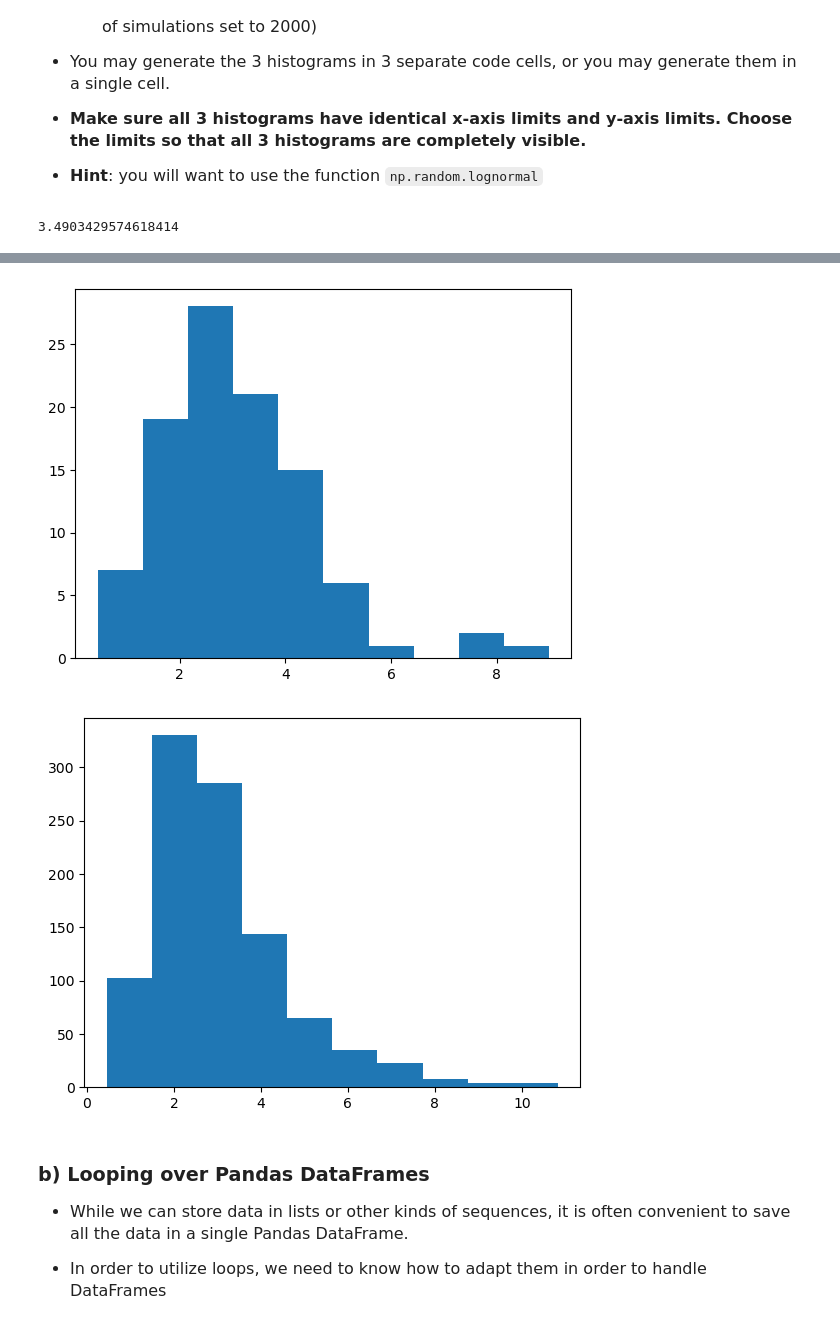
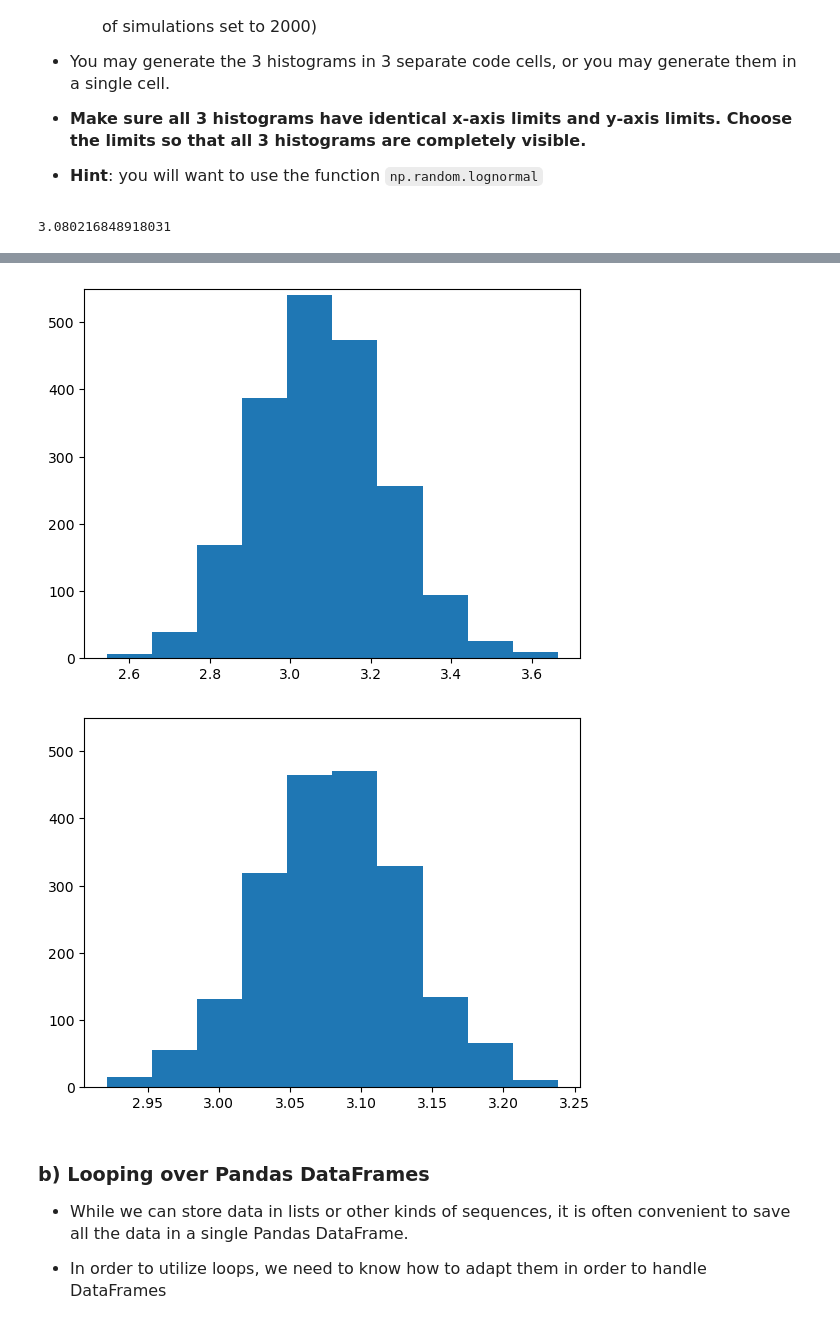
Before and after one commit to tuckersampson/datasci151spring2026, a Jupyter notebook: _assignments/assignment_5/Assignment5.ipynb, the cells around one changed output, grey strips where cells are left out. Drawn from its saved outputs; the diff is of its cells as text; code cells hidden in the pictures.

```diff
--- a/_assignments/assignment_5/Assignment5.ipynb
+++ b/_assignments/assignment_5/Assignment5.ipynb
@@ -50,7 +50,7 @@ import matplotlib.pyplot as plt
 # %%
 # complete the code
 
-print(np.exp(1 + (0.5 / 2)))
+print(np.exp(1 + ((0.5**2) / 2)))
 
 # you can do the problem in one code cell, or you can handle each sample size in a separate cell.
 
@@ -60,9 +60,13 @@ np.random.seed(1234) # set the seed for reproducibility
 num_simulations = 2000
 
 # perform simulations, create histogram
-sim1 = np.random.lognormal(mean = 1, sigma = 0.5, size = 10)
+sim1 = np.zeros(num_simulations)
+for iteration in range(num_simulations):
+    sim1[iteration] = np.mean(np.random.lognormal(mean = 1, sigma = 0.5, size = 10))
+
 
 plt.hist(sim1)
+plt.ylim(0, 550)
 plt.show()
 
 
@@ -72,8 +76,12 @@ np.random.seed(1234) # set the seed for reproducibility
 num_simulations = 2000
 
 # perform simulations, create histogram
-sim2 = np.random.lognormal(mean = 1, sigma = 0.5, size = 100)
+sim2 = np.zeros(num_simulations)
+for iteration in range(num_simulations):
+    sim2[iteration] = np.mean(np.random.lognormal(mean = 1, sigma = 0.5, size = 100))
+
 plt.hist(sim2)
+plt.ylim(0, 550)
 plt.show()
 
 
@@ -83,8 +91,12 @@ np.random.seed(1234) # set the seed for reproducibility
 num_simulations = 2000
 
 # perform simulations, create histogram
-sim3 = np.random.lognormal(mean = 1, sigma = 0.5, size = 1000)
+sim3 = np.zeros(num_simulations)
+for iteration in range(num_simulations):
+    sim3[iteration] = np.mean(np.random.lognormal(mean = 1, sigma = 0.5, size = 1000))
+
 plt.hist(sim3)
+plt.ylim(0, 550)
 plt.show()
 # %% [output]
-3.4903429574618414
+3.080216848918031
@@ -92,5 +104,5 @@ plt.show()
-[figure, old version]
+[figure, new version]
-[figure, old version]
+[figure, new version]
 # %% [markdown]
 ### b) Looping over Pandas DataFrames
 
```
Also changed, not shown: parts of 10 cells of this notebook.
